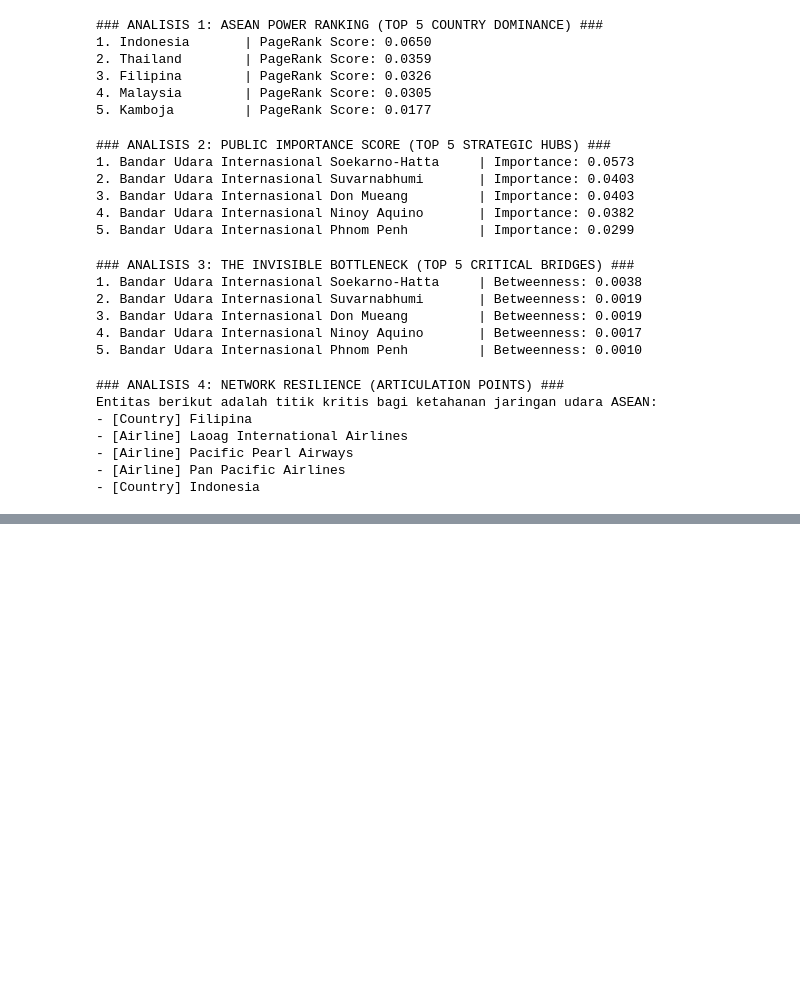
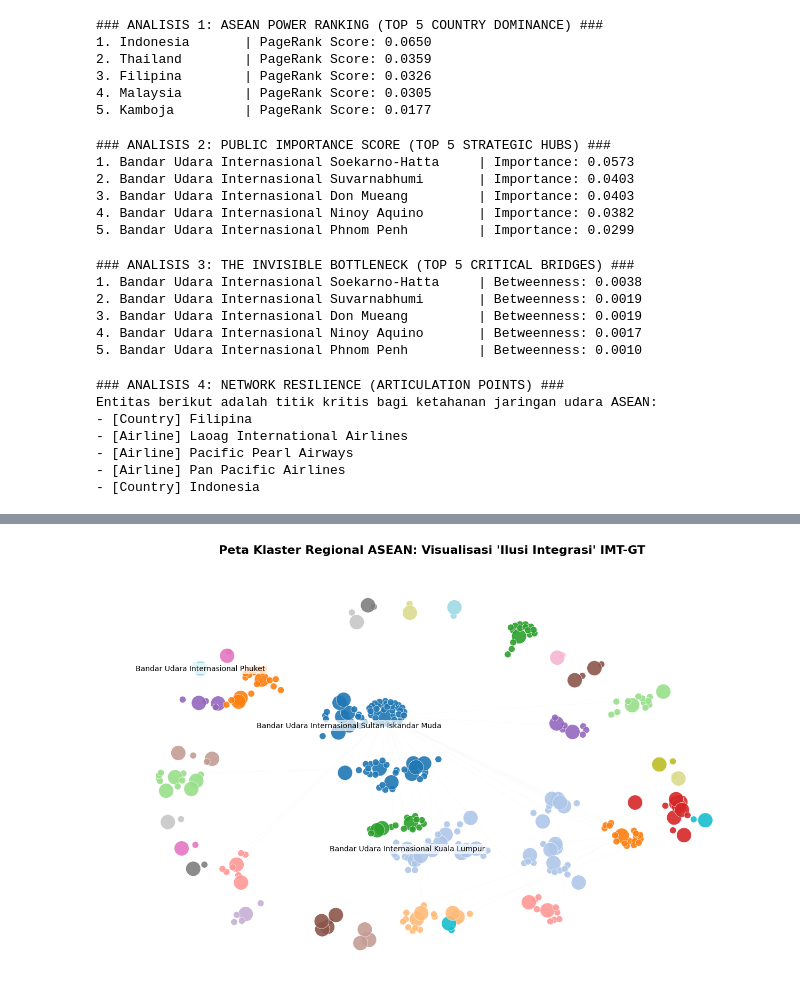
Before and after one commit to divanesia/ets_graf, a Jupyter notebook: insight_maskapai.ipynb, the cells around one changed output, grey strips where cells are left out. Cells and saved outputs as stored; diff of their text form; code cells hidden in the pictures; blank space fills up the shorter version.

```diff
--- a/insight_maskapai.ipynb
+++ b/insight_maskapai.ipynb
@@ -125,7 +144,7 @@ communities = list(community.greedy_modularity_communities(G))
 print(f"### ANALISIS 5: REGIONAL INTEGRATION (DETECTED {len(communities)} COMMUNITIES) ###")
 
 # Mencari klaster yang mengandung elemen kunci IMT-GT
-imt_gt_keys = ["Kuala Namu", "Penang", "Kuala Lumpur", "Sultan Iskandar Muda"]
+imt_gt_keys = ["Kuala Namu", "Penang", "Kuala Lumpur", "Sultan Iskandar Muda", "Hat Yai", "Phuket"]
 
 for i, comm in enumerate(communities):
     found = [n for n in comm if any(k in n for k in imt_gt_keys)]
@@ -166,0 +171,78 @@ plt.show()
+# %%
+import matplotlib.pyplot as plt
+import networkx as nx
+
+def draw_community_graph(G, communities, target_labels):
+    # 1. Setting dasar kanvas
+    plt.figure(figsize=(16, 10))
+
+    # 2. Mapping Warna per Klaster
+    # Menggunakan palet warna 'tab20' agar tiap komunitas kontras
+    color_palette = plt.cm.get_cmap('tab20', len(communities))
+    node_color_map = {}
+
+    for i, comm in enumerate(communities):
+        current_color = color_palette(i)
+        for node in comm:
+            node_color_map[node] = current_color
+
+    # 3. Setting Ukuran Node berdasarkan Hirarki
+    node_sizes = []
+    for node in G.nodes():
+        node_type = G.nodes[node].get('type', 'Unknown')
+        if node_type == 'Country':
+            node_sizes.append(1200)
+        elif node_type == 'Hub':
+            node_sizes.append(400)
+        else: # Airline
+            node_sizes.append(80)
+
+    # 4. Layouting (Spring Layout)
+    pos = nx.spring_layout(G, k=0.15, seed=42)
+
+    # 5. Drawing Process - Edges
+    nx.draw_networkx_edges(G, pos, alpha=0.1, edge_color='#cccccc', width=0.5)
+
+    # Gambar Nodes
+    nx.draw_networkx_nodes(
+        G, pos,
+        node_color=[node_color_map[n] for n in G.nodes()],
+        node_size=node_sizes,
+        alpha=0.9,
+        linewidths=0.5,
+        edgecolors='white'
+    )
+
+    # 6. Pelabelan Selektif (Hanya untuk Target Labels agar tidak double & clean)
+    # Kita hanya ambil node yang namanya SAMA PERSIS dengan di list target_labels
+    labels = {
+        node: node for node in G.nodes()
+        if node in target_labels
+    }
+
+    nx.draw_networkx_labels(
+        G, pos, labels=labels,
+        font_size=10,
+        font_weight='normal',
+        font_family='sans-serif',
+        bbox=dict(facecolor='white', alpha=0.7, edgecolor='none', pad=2)
+    )
+
+    # 7. Finishing
+    plt.title("Peta Klaster Regional ASEAN: Visualisasi 'Ilusi Integrasi' IMT-GT",
+              fontsize=16, pad=20, fontweight='bold')
+    plt.axis('off')
+
+    plt.show()
+
+# List target labels agar tidak ada duplikasi nama (Inggris/Indo)
+target_labels = [
+    "Bandar Udara Internasional Phuket",
+    "Bandar Udara Internasional Kuala Lumpur",
+    "Bandar Udara Internasional Sultan Iskandar Muda"
+]
+
+# Panggil fungsi visualisasi
+draw_community_graph(G, communities, target_labels)
+# %% [output]
+[figure, added]
```
Also changed, not shown: parts of 4 cells of this notebook, 1 other file.
